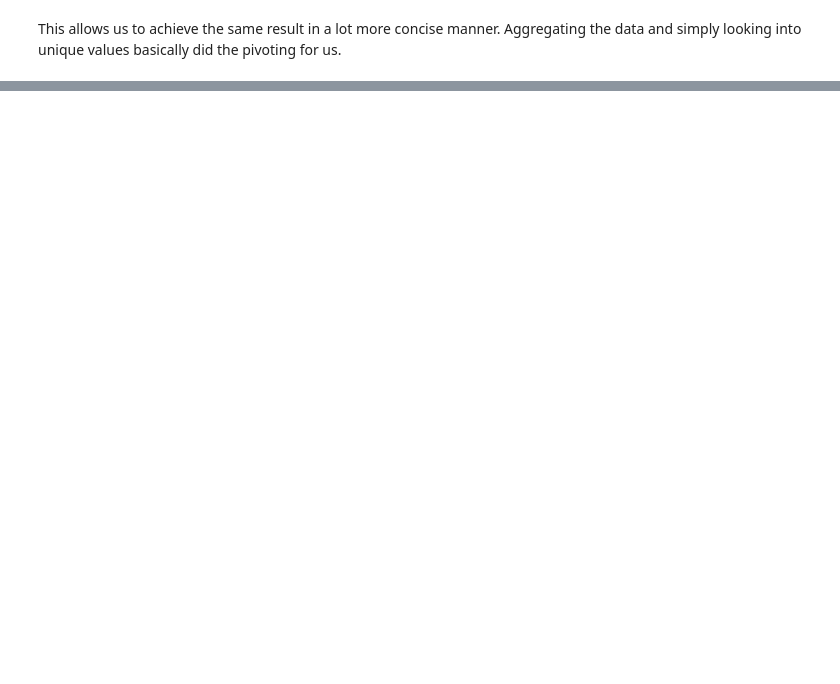
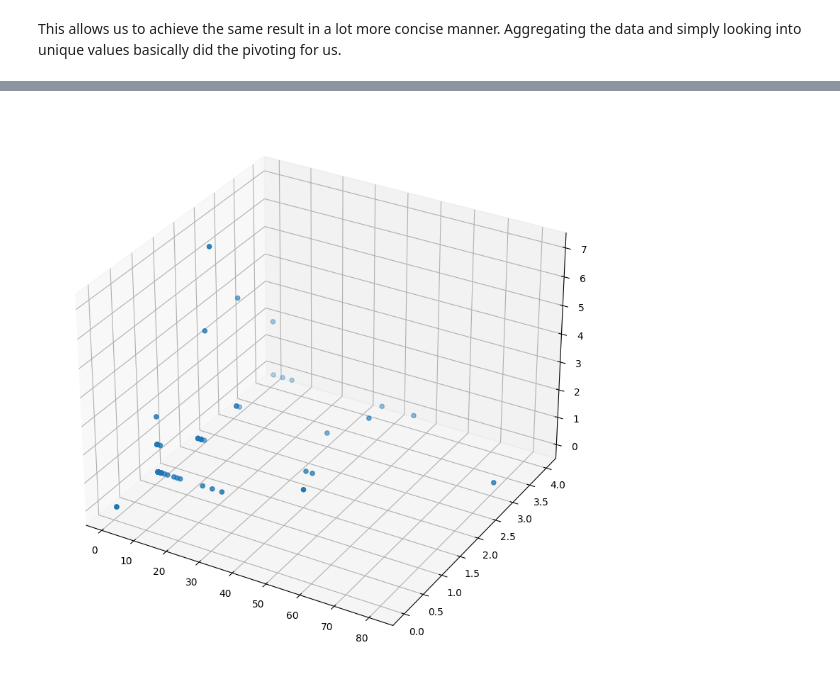
Before and after one commit to StamusNetworks/suricata-analytics, a Jupyter notebook: jupyter/Notebooks/JupyterPlaybooksForSuricata.ipynb, the cells around one changed output, grey strips where cells are left out. Saved outputs shown, nothing was run; the diff lists cells and outputs as text; code cells hidden in the pictures; blank space fills up the shorter version.

```diff
--- a/jupyter/Notebooks/JupyterPlaybooksForSuricata.ipynb
+++ b/jupyter/Notebooks/JupyterPlaybooksForSuricata.ipynb
@@ -956,0 +1043,12 @@ This allows us to achieve the same result in a lot more concise manner. Aggregat
+# %%
+DF_AGG_UA = (
+    DF
+    .loc[DF["event_type"] == "http"]
+    .groupby("http.http_user_agent")
+    .agg({
+        "http.url": ["unique", "nunique"],
+        "http.hostname": ["unique", "nunique"],
+        "http.http_refer": ["unique", "nunique"]
+    })
+)
+DF_AGG_UA
@@ -956,0 +1107,9 @@ This allows us to achieve the same result in a lot more concise manner. Aggregat
+# %%
+fig = plt.figure(figsize=(10, 10))
+ax = plt.axes(projection='3d')
+ax.scatter3D(DF_AGG_UA[("http.url", "nunique")],
+             DF_AGG_UA[("http.hostname", "nunique")],
+             DF_AGG_UA[("http.http_refer", "nunique")])
+plt.show()
+# %% [output]
+[figure, added]
```
Also changed, not shown: parts of 125 cells of this notebook, 1 other file.
